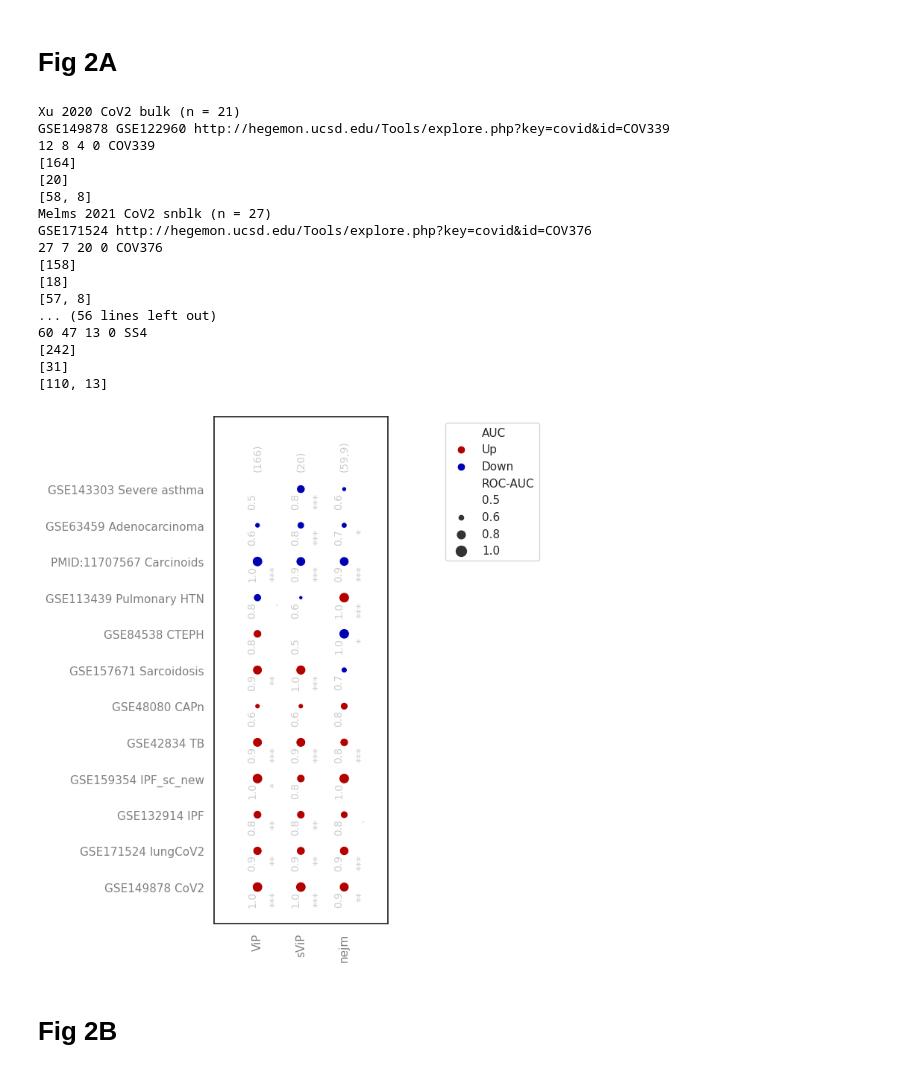
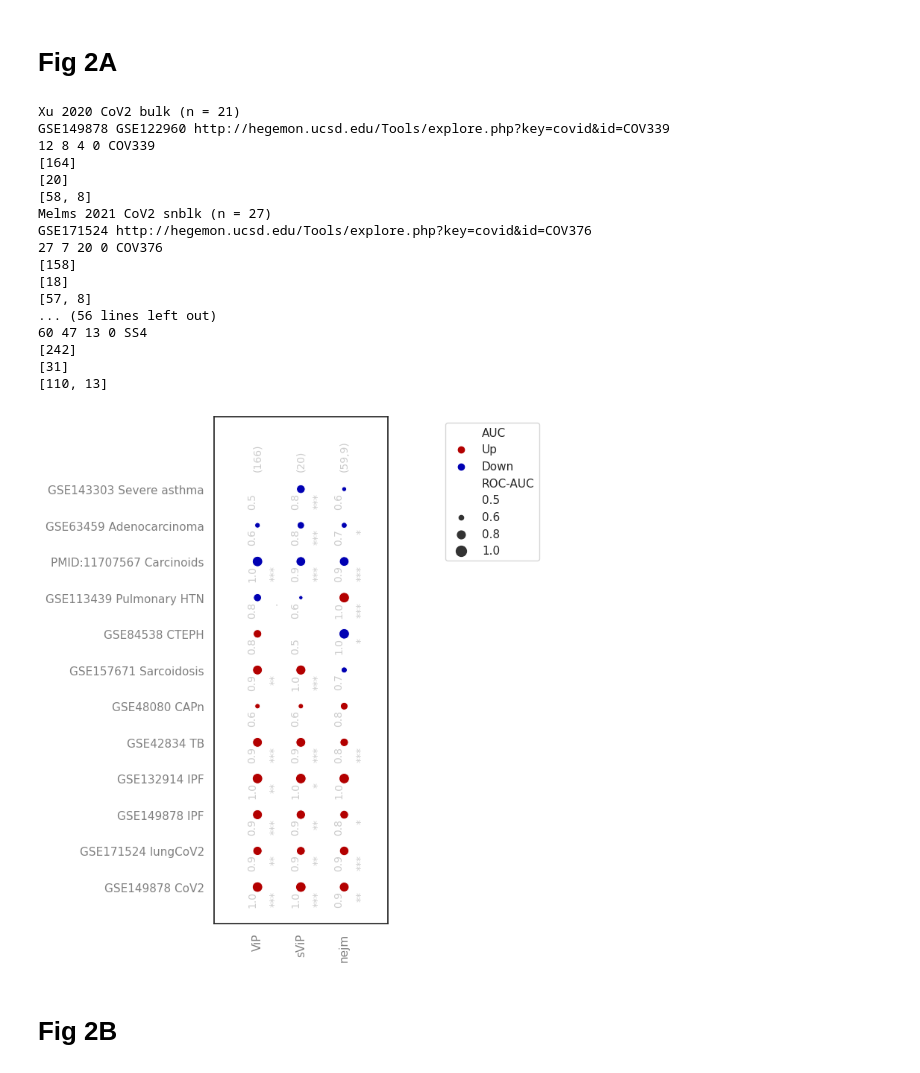
Before and after one commit to sahoo00/BoNE, a Jupyter notebook: lung-fibrosis/Lung_fibrosis_bubble_plots.ipynb, the cells around one changed output. Saved outputs shown, nothing was run; the diff lists cells and outputs as text; code cells hidden in the pictures.

```diff
--- a/lung-fibrosis/Lung_fibrosis_bubble_plots.ipynb
+++ b/lung-fibrosis/Lung_fibrosis_bubble_plots.ipynb
@@ -469,12 +469,13 @@ ana.getMelms2021CoV2snblk()
 res += [IPFAnalysis(ana, 'lungCoV2', pdf)]
 #ana.getLi2021()
 #res += [IPFAnalysis(ana, 'Single_cell lung-cov2')]
-#ana.getXu2020CoV2(4)
-#res += [IPFAnalysis(ana, 'IPF', pdf)]
-ana.getYao2020IPF()
+ana.getXu2020CoV2(4)
 res += [IPFAnalysis(ana, 'IPF', pdf)]
-ana.getGao2020ipf()
-res += [IPFAnalysis(ana, 'IPF_sc_new', pdf)]
+#ana.getYao2020IPF()
+ana.getYao2020bulk()
+res += [IPFAnalysis(ana, 'IPF', pdf)]
+#ana.getGao2020ipf()
+#res += [IPFAnalysis(ana, 'IPF_sc_new', pdf)]
 #ana.getXu2020CoV2(5)
 #res += [IPFAnalysis(ana, 'IPF-CoV2')]
 #ana.getBharat2020CoV2scblk(2, 0)
@@ -502,34 +503,34 @@ ana.getBhatta2001()
 res += [IPFAnalysis(ana, 'Carcinoids', pdf)]
 ana.getrobles2015()
 res += [IPFAnalysis(ana, 'Adenocarcinoma', pdf)]
 ana.getOvanda2021()
 res += [IPFAnalysis(ana, 'Severe asthma', pdf)]
 
 
 
 
 df,ax = IPFBubble(res)
 pdf.savefig(transparent=True,bbox_inches = 'tight')
 closePDF(pdf)
 # %% [output]
 Xu 2020 CoV2 bulk (n = 21)
 GSE149878 GSE122960 http://hegemon.ucsd.edu/Tools/explore.php?key=covid&id=COV339
 12 8 4 0 COV339
 [164]
 [20]
 [58, 8]
 Melms 2021 CoV2 snblk (n = 27)
 GSE171524 http://hegemon.ucsd.edu/Tools/explore.php?key=covid&id=COV376
 27 7 20 0 COV376
 [158]
 [18]
 [57, 8]
 ... (56 lines left out)
 60 47 13 0 SS4
 [242]
 [31]
 [110, 13]
-[figure, old version]
+[figure, new version]
 # %% [markdown]
 # Fig 2B
 # %%
```
Also changed, not shown: parts of 3 cells of this notebook.
